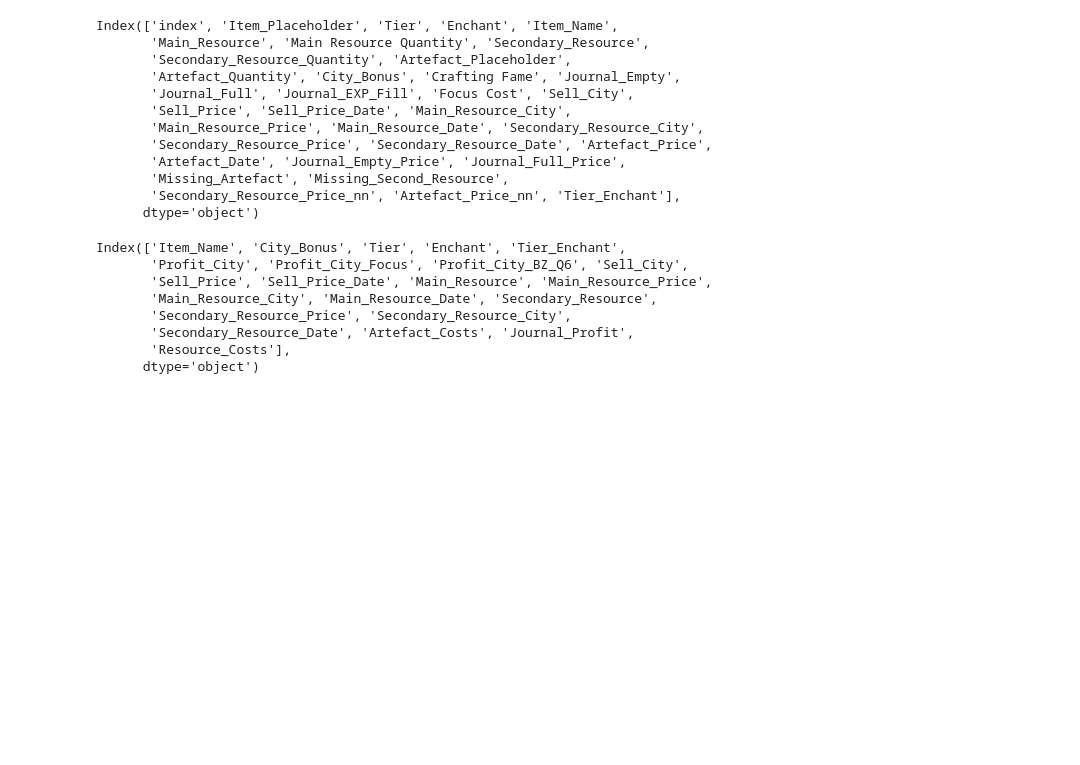
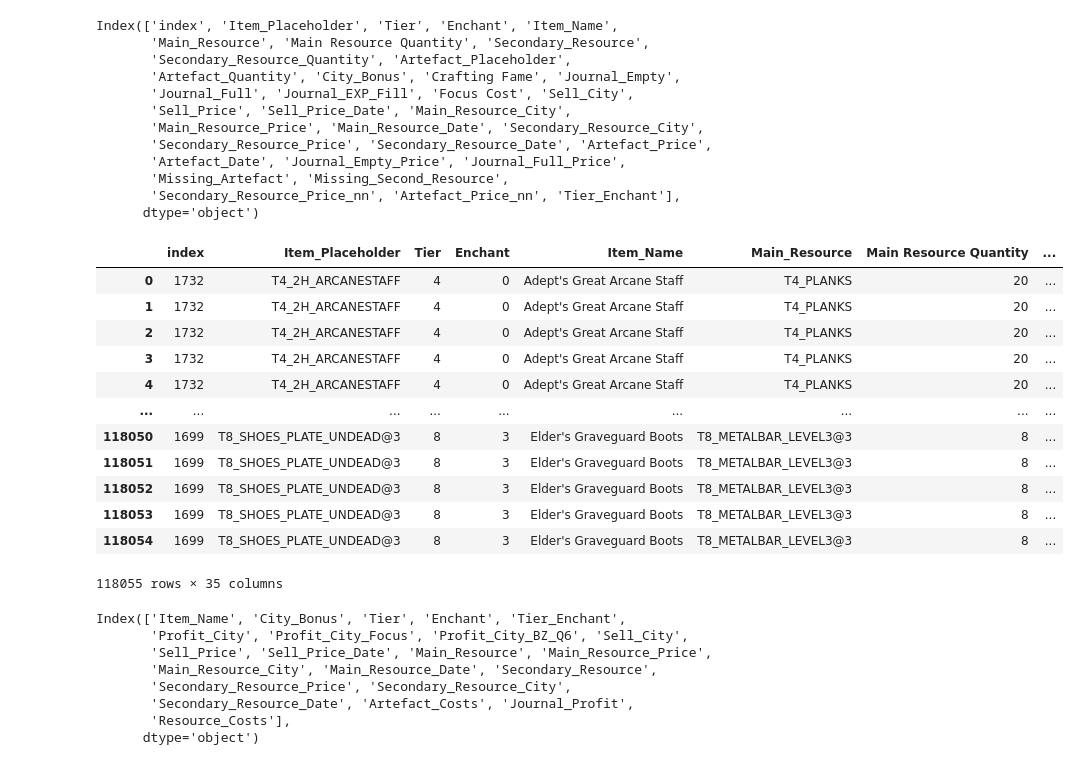
Before and after one commit to JordanPelletier/Albion-Online-Crafting-Calculator, a Jupyter notebook: Albion crafting.ipynb, the cells around one changed output. Cells and saved outputs as stored; diff of their text form; code cells hidden in the pictures; blank space fills up the shorter version.

```diff
--- a/Albion crafting.ipynb
+++ b/Albion crafting.ipynb
@@ -13,23 +13,32 @@ Artefact_Journal_URLs = pd.read_csv(r"C:\Users\jorda\Desktop\Albion_Crafting_Rep
 Recipies = pd.read_csv(r"C:\Users\jorda\Desktop\Albion_Crafting_Report_Python\Albion_Equipment_Recipies_3.csv")
 # %%
 # this function lets us create a dataframe out of a list of URL's for Albion Data Project GET API.
-def Get_Data(URL_list):
+def Get_Data2(URL_list):
     df_data = pd.DataFrame(columns=['item_id', 'city', 'quality', 'sell_price_min', 'sell_price_min_date', 'sell_price_max', 'sell_price_max_date', 'buy_price_min', 'buy_price_min_date', 'buy_price_max', 'buy_price_max_date'])
     for i in range(len(URL_list)):
+        print(f'working on URL #{i}')
         Current_URL = URL_list['URL'][i]
         URL_Contents = requests.get(url=Current_URL).json()
-        print(f'working on URL #{i}')
-        for j in range(len(URL_Contents)):
-            item = URL_Contents[j]
-            item = pd.DataFrame(item, index=[0])
-            df_data = pd.concat([df_data,item])
+        URL_Contents = pd.DataFrame(URL_Contents)
+        df_data = pd.concat([df_data,URL_Contents])
     print('API calls done')
     return df_data
 
-# a function to take old and new prices, and drop duplicates, with the duplicate kept being the data from updated prices.
+# a function to take old and new prices, and drop duplicates, with the duplicates kept being the data from most recent prices.
 def Update_Prices(hitorical_prices, updated_prices):
     merged = pd.concat([hitorical_prices, updated_prices], ignore_index=True)
     merged.drop_duplicates(subset=['item_id', 'city', 'quality'], keep='last', inplace=True)
     return merged
+# %%
+def Get_Data2(URL_list):
+    df_data = pd.DataFrame(columns=['item_id', 'city', 'quality', 'sell_price_min', 'sell_price_min_date', 'sell_price_max', 'sell_price_max_date', 'buy_price_min', 'buy_price_min_date', 'buy_price_max', 'buy_price_max_date'])
+    for i in range(len(URL_list)):
+        print(f'working on URL #{i}')
+        Current_URL = URL_list['URL'][i]
+        URL_Contents = requests.get(url=Current_URL).json()
+        URL_Contents = pd.DataFrame(URL_Contents)
+        df_data = pd.concat([df_data,URL_Contents])
+    print('API calls done')
+    return df_data
 # %%
 # Make a fresh call to API to get recent data.
@@ -211,6 +220,22 @@ Index(['index', 'Item_Placeholder', 'Tier', 'Enchant', 'Item_Name',
        'Missing_Artefact', 'Missing_Second_Resource',
        'Secondary_Resource_Price_nn', 'Artefact_Price_nn', 'Tier_Enchant'],
       dtype='object')
+# %%
+BM_Craft
+# %% [output]
+|  | index | Item_Placeholder | Tier | Enchant | Item_Name | Main_Resource | Main Resource Quantity | ... |
+| 0 | 1732 | T4_2H_ARCANESTAFF | 4 | 0 | Adept's Great Arcane Staff | T4_PLANKS | 20 | ... |
+| 1 | 1732 | T4_2H_ARCANESTAFF | 4 | 0 | Adept's Great Arcane Staff | T4_PLANKS | 20 | ... |
+| 2 | 1732 | T4_2H_ARCANESTAFF | 4 | 0 | Adept's Great Arcane Staff | T4_PLANKS | 20 | ... |
+| 3 | 1732 | T4_2H_ARCANESTAFF | 4 | 0 | Adept's Great Arcane Staff | T4_PLANKS | 20 | ... |
+| 4 | 1732 | T4_2H_ARCANESTAFF | 4 | 0 | Adept's Great Arcane Staff | T4_PLANKS | 20 | ... |
+| ... | ... | ... | ... | ... | ... | ... | ... | ... |
+| 118050 | 1699 | T8_SHOES_PLATE_UNDEAD@3 | 8 | 3 | Elder's Graveguard Boots | T8_METALBAR_LEVEL3@3 | 8 | ... |
+| 118051 | 1699 | T8_SHOES_PLATE_UNDEAD@3 | 8 | 3 | Elder's Graveguard Boots | T8_METALBAR_LEVEL3@3 | 8 | ... |
+| 118052 | 1699 | T8_SHOES_PLATE_UNDEAD@3 | 8 | 3 | Elder's Graveguard Boots | T8_METALBAR_LEVEL3@3 | 8 | ... |
+| 118053 | 1699 | T8_SHOES_PLATE_UNDEAD@3 | 8 | 3 | Elder's Graveguard Boots | T8_METALBAR_LEVEL3@3 | 8 | ... |
+| 118054 | 1699 | T8_SHOES_PLATE_UNDEAD@3 | 8 | 3 | Elder's Graveguard Boots | T8_METALBAR_LEVEL3@3 | 8 | ... |
+118055 rows × 35 columns
 # %%
 # moving back to Pandas for final non-merge operations
 
```
Also changed, not shown: parts of 7 cells of this notebook.
